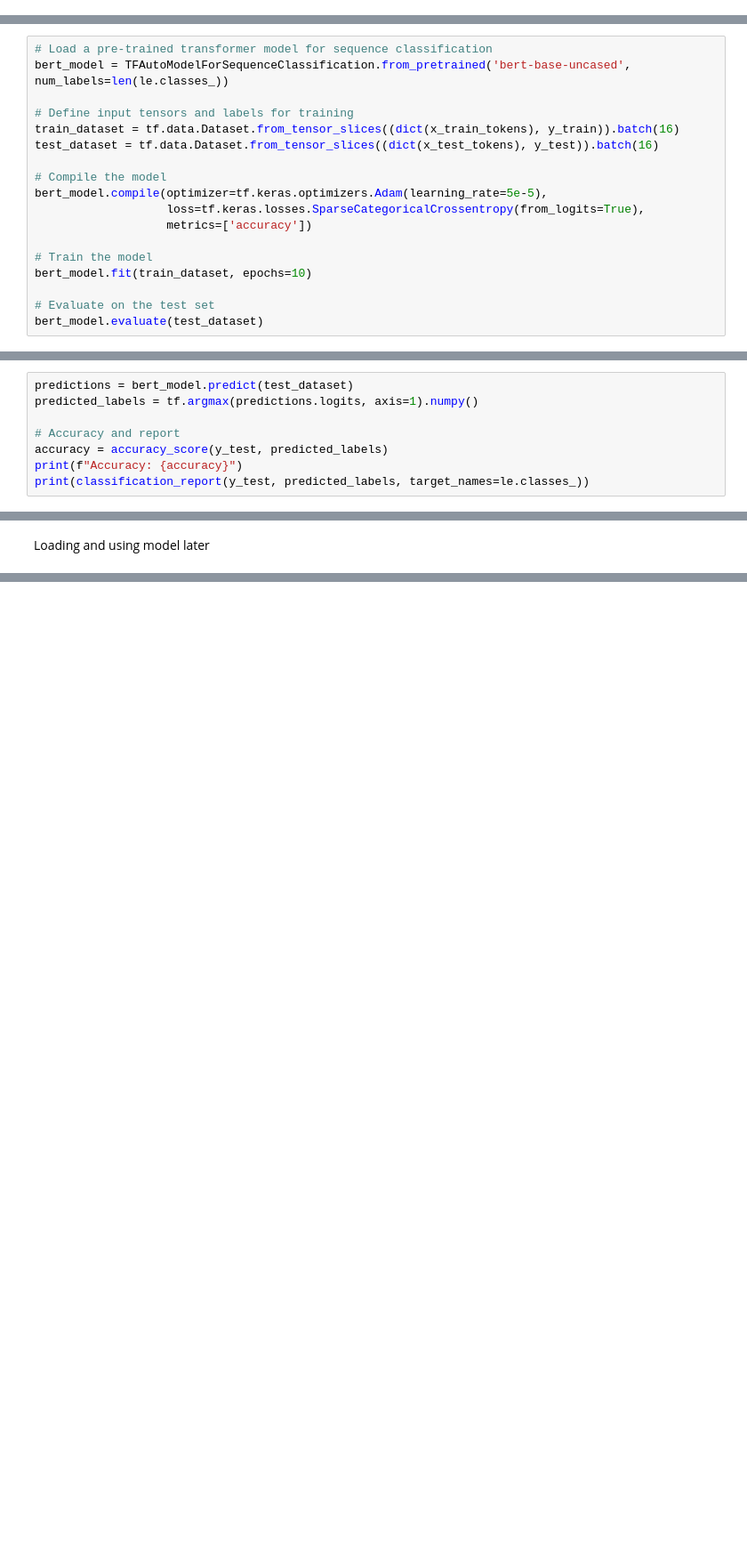
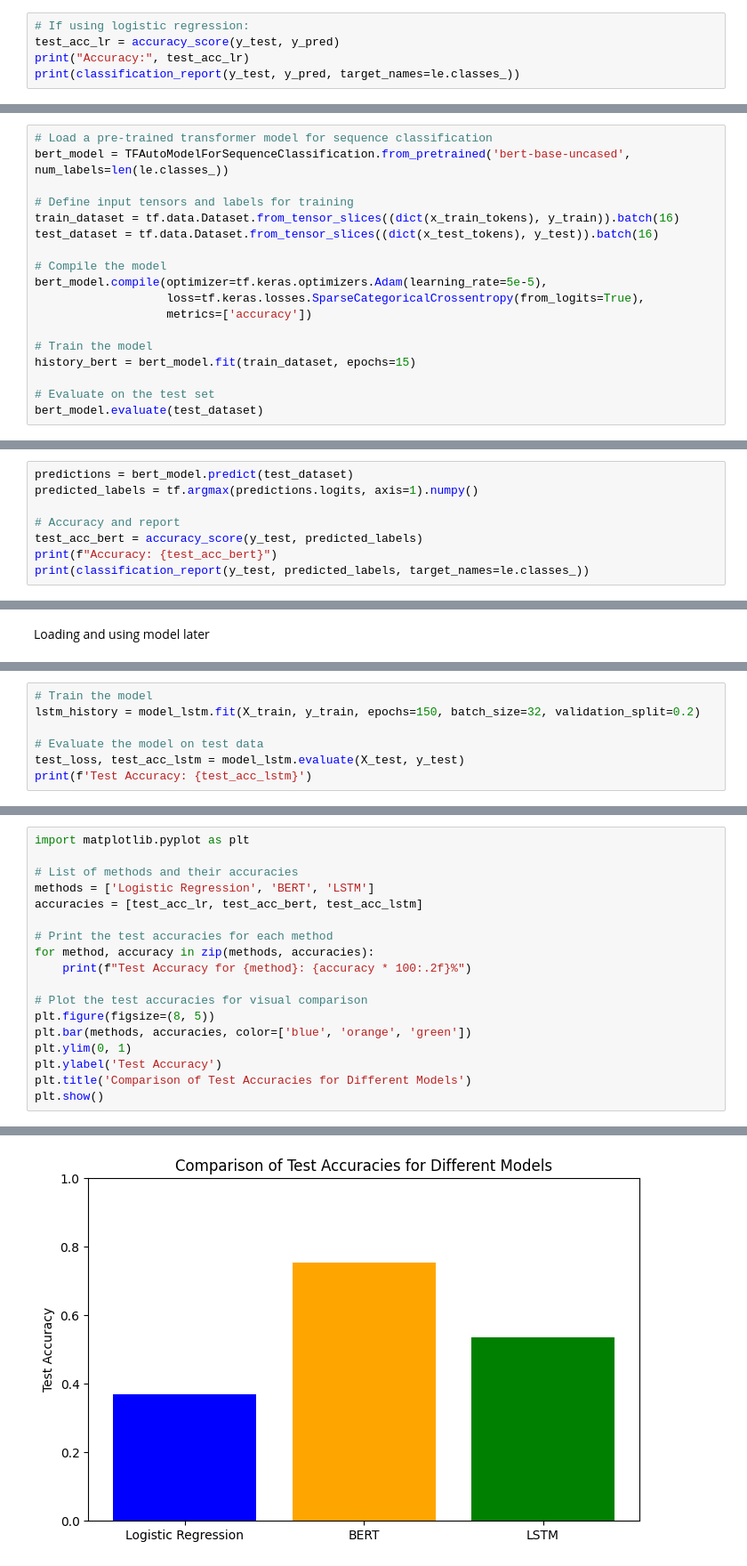
Before and after one commit to avitej-iyer/584_Midterm_1_Project, a Jupyter notebook: Text_to_model_classifier.ipynb, the cells around one changed output, grey strips where cells are left out. Shown: that part at 89% size. Saved outputs shown, nothing was run; the diff lists cells and outputs as text; blank space fills up the shorter version.

Commit message:
Added graphing and LSTMs

```diff
--- a/Text_to_model_classifier.ipynb
+++ b/Text_to_model_classifier.ipynb
@@ -78,0 +93,5 @@ x_train, x_test, y_train, y_test = train_test_split(x, y, test_size=0.2, random_
+# %%
+# If using logistic regression:
+test_acc_lr = accuracy_score(y_test, y_pred)
+print("Accuracy:", test_acc_lr)
+print(classification_report(y_test, y_pred, target_names=le.classes_))
@@ -97,7 +137,7 @@ bert_model.compile(optimizer=tf.keras.optimizers.Adam(learning_rate=5e-5),
                    metrics=['accuracy'])
 
 # Train the model
-bert_model.fit(train_dataset, epochs=10)
+history_bert = bert_model.fit(train_dataset, epochs=15)
 
 # Evaluate on the test set
 bert_model.evaluate(test_dataset)
@@ -129,7 +169,7 @@ predictions = bert_model.predict(test_dataset)
 predicted_labels = tf.argmax(predictions.logits, axis=1).numpy()
 
 # Accuracy and report
-accuracy = accuracy_score(y_test, predicted_labels)
-print(f"Accuracy: {accuracy}")
+test_acc_bert = accuracy_score(y_test, predicted_labels)
+print(f"Accuracy: {test_acc_bert}")
 print(classification_report(y_test, predicted_labels, target_names=le.classes_))
 # %% [output]
@@ -188,0 +332,7 @@ Predicted model: Cohere
+# %%
+# Train the model
+lstm_history = model_lstm.fit(X_train, y_train, epochs=150, batch_size=32, validation_split=0.2)
+
+# Evaluate the model on test data
+test_loss, test_acc_lstm = model_lstm.evaluate(X_test, y_test)
+print(f'Test Accuracy: {test_acc_lstm}')
@@ -188,0 +387,19 @@ Predicted model: Cohere
+# %%
+import matplotlib.pyplot as plt
+
+# List of methods and their accuracies
+methods = ['Logistic Regression', 'BERT', 'LSTM']
+accuracies = [test_acc_lr, test_acc_bert, test_acc_lstm]
+
+# Print the test accuracies for each method
+for method, accuracy in zip(methods, accuracies):
+    print(f"Test Accuracy for {method}: {accuracy * 100:.2f}%")
+
+# Plot the test accuracies for visual comparison
+plt.figure(figsize=(8, 5))
+plt.bar(methods, accuracies, color=['blue', 'orange', 'green'])
+plt.ylim(0, 1)
+plt.ylabel('Test Accuracy')
+plt.title('Comparison of Test Accuracies for Different Models')
+plt.show()
+# %% [output]
@@ -188,0 +409 @@ Predicted model: Cohere
+[figure, added]
```
Also changed, not shown: parts of 23 cells of this notebook.
